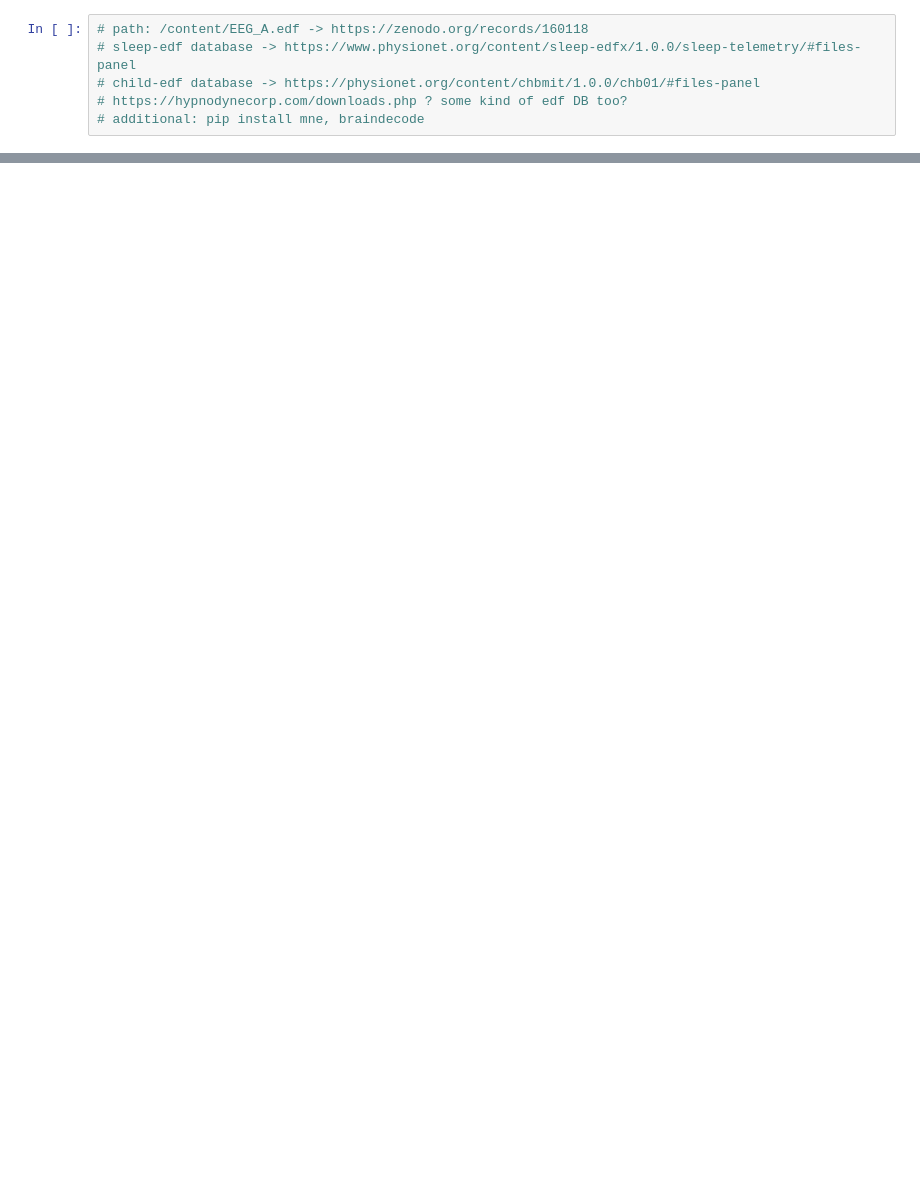
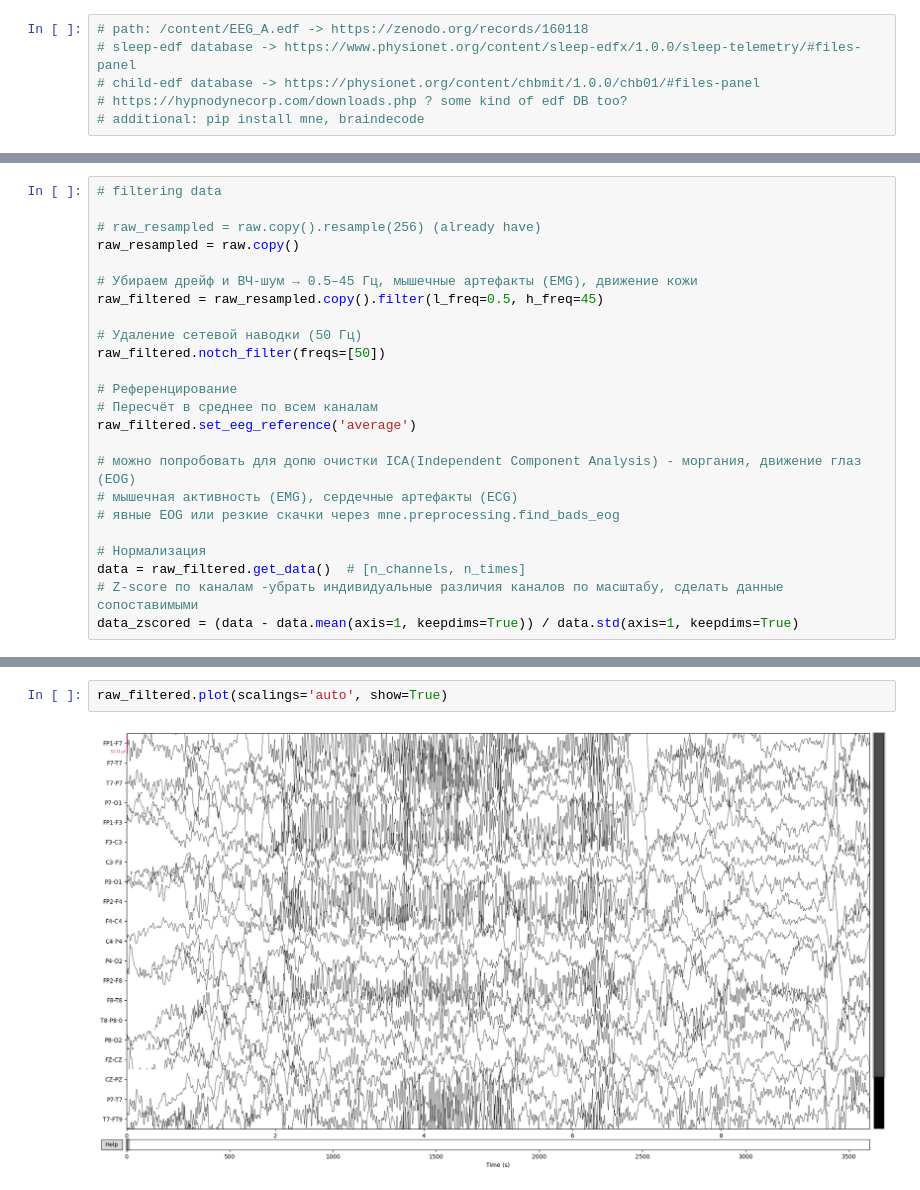
Before and after one commit to Markvarte/EEG_analyzer, a Jupyter notebook: eeg_analyzer.ipynb, the cells around one changed output, grey strips where cells are left out. Cells and saved outputs as stored; diff of their text form; blank space fills up the shorter version.

Commit message:
preprocessing + training fixes

```diff
--- a/eeg_analyzer.ipynb
+++ b/eeg_analyzer.ipynb
@@ -18,0 +48,24 @@ AttributeError: 'NoneType' object has no attribute 'span'
+# %%
+# filtering data
+
+# raw_resampled = raw.copy().resample(256) (already have)
+raw_resampled = raw.copy()
+
+# Убираем дрейф и ВЧ-шум → 0.5–45 Гц, мышечные артефакты (EMG), движение кожи
+raw_filtered = raw_resampled.copy().filter(l_freq=0.5, h_freq=45)
+
+# Удаление сетевой наводки (50 Гц)
+raw_filtered.notch_filter(freqs=[50])
+
+# Референцированиe
+# Пересчёт в среднее по всем каналам
+raw_filtered.set_eeg_reference('average')
+
+# можно попробовать для допю очистки ICA(Independent Component Analysis) - моргания, движение глаз (EOG)
+# мышечная активность (EMG), сердечные артефакты (ECG)
+# явные EOG или резкие скачки через mne.preprocessing.find_bads_eog
+
+# Нормализация
+data = raw_filtered.get_data()  # [n_channels, n_times]
+# Z-score по каналам -убрать индивидуальные различия каналов по масштабу, сделать данные сопоставимыми
+data_zscored = (data - data.mean(axis=1, keepdims=True)) / data.std(axis=1, keepdims=True)
@@ -18,0 +90,4 @@ AttributeError: 'NoneType' object has no attribute 'span'
+# %%
+raw_filtered.plot(scalings='auto', show=True)
+# %% [output]
+[figure, added]
```
Also changed, not shown: parts of 10 cells of this notebook.
